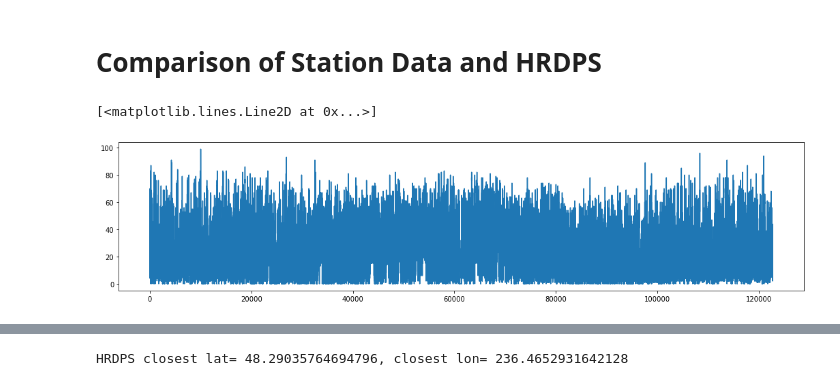
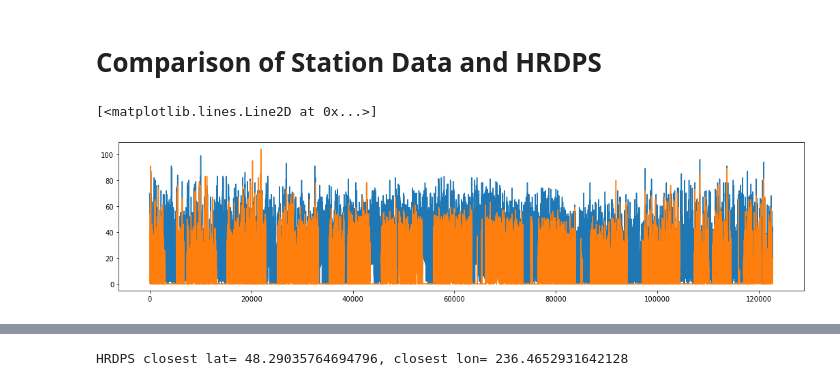
Before and after one commit to rbeutel/eosc510, a Jupyter notebook: Station_HRDPS.ipynb, the cells around one changed output, grey strips where cells are left out. Saved outputs shown, nothing was run; the diff lists cells and outputs as text; code cells hidden in the pictures.

Commit message:
Downloaded port angeles data and made comparison with sheringham data

```diff
--- a/Station_HRDPS.ipynb
+++ b/Station_HRDPS.ipynb
@@ -11,7 +11,10 @@ import math
 #bring in data
 hrdps = xr.open_dataset("hrdps_day_avgs_postSep2014.nc")
 racerocks = pd.read_csv("RaceRocks.csv")
-#sheringham = pd.read_csv("Sheringham.csv")
+sheringham = pd.read_csv("Sheringham.csv")
+
+hrdps_lat = pd.read_csv('hrdps_lat.csv',header=None)[0].to_numpy()
+hrdps_lon = pd.read_csv('hrdps_lon.csv',header=None)[0].to_numpy()
 # %%
 #trim hrdps data to fit into timespan
 a= hrdps.sel(time_counter=slice('2015-01-01T00:00:00.000000000', '2016-02-28T00:00:00.000000000'))
@@ -40,10 +28,10 @@ time2015 = np.delete(time2015,[list(time2015).index(datetime.datetime(2016,2,29)
 # %%
 #plot the wind data at both stations
 plt.figure(figsize=(18,4))
 plt.plot(racerocks['Wind Spd (km/h)'])
-#plt.plot(sheringham['Wind Spd (km/h)']) #much more gaps in sheringham wind data (pressure is comparible), focus on racerocks
+plt.plot(sheringham['Wind Spd (km/h)']) #much more gaps in sheringham wind data (pressure is comparible), focus on racerocks
 # %% [output]
 [<matplotlib.lines.Line2D at 0x...>]
-[figure, old version]
+[figure, new version]
 # %%
 racerocks['Date/Time (LST)']=pd.to_datetime(racerocks['Date/Time (LST)'])
```
Also changed, not shown: parts of 26 cells of this notebook, 2 other files.
